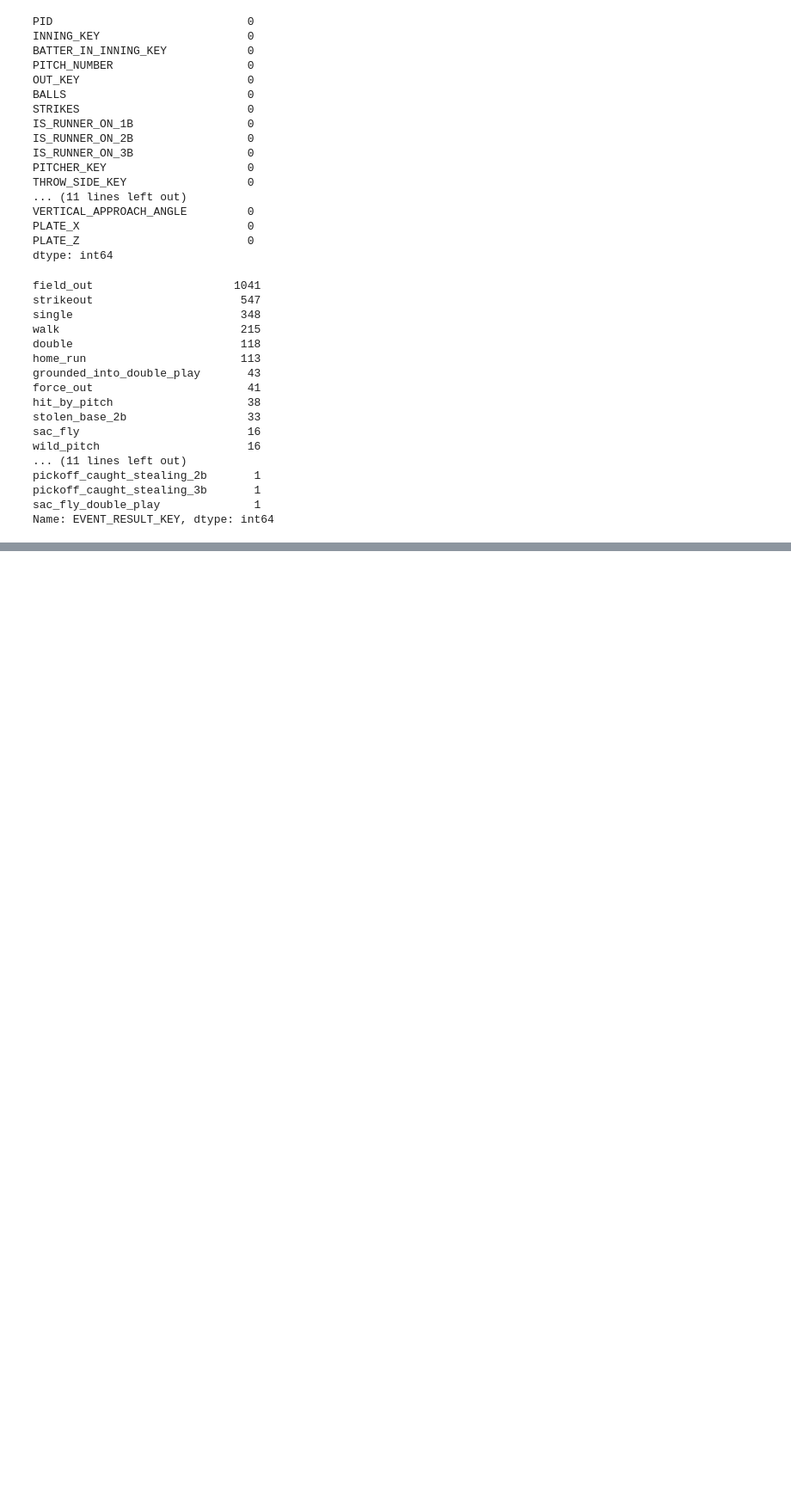
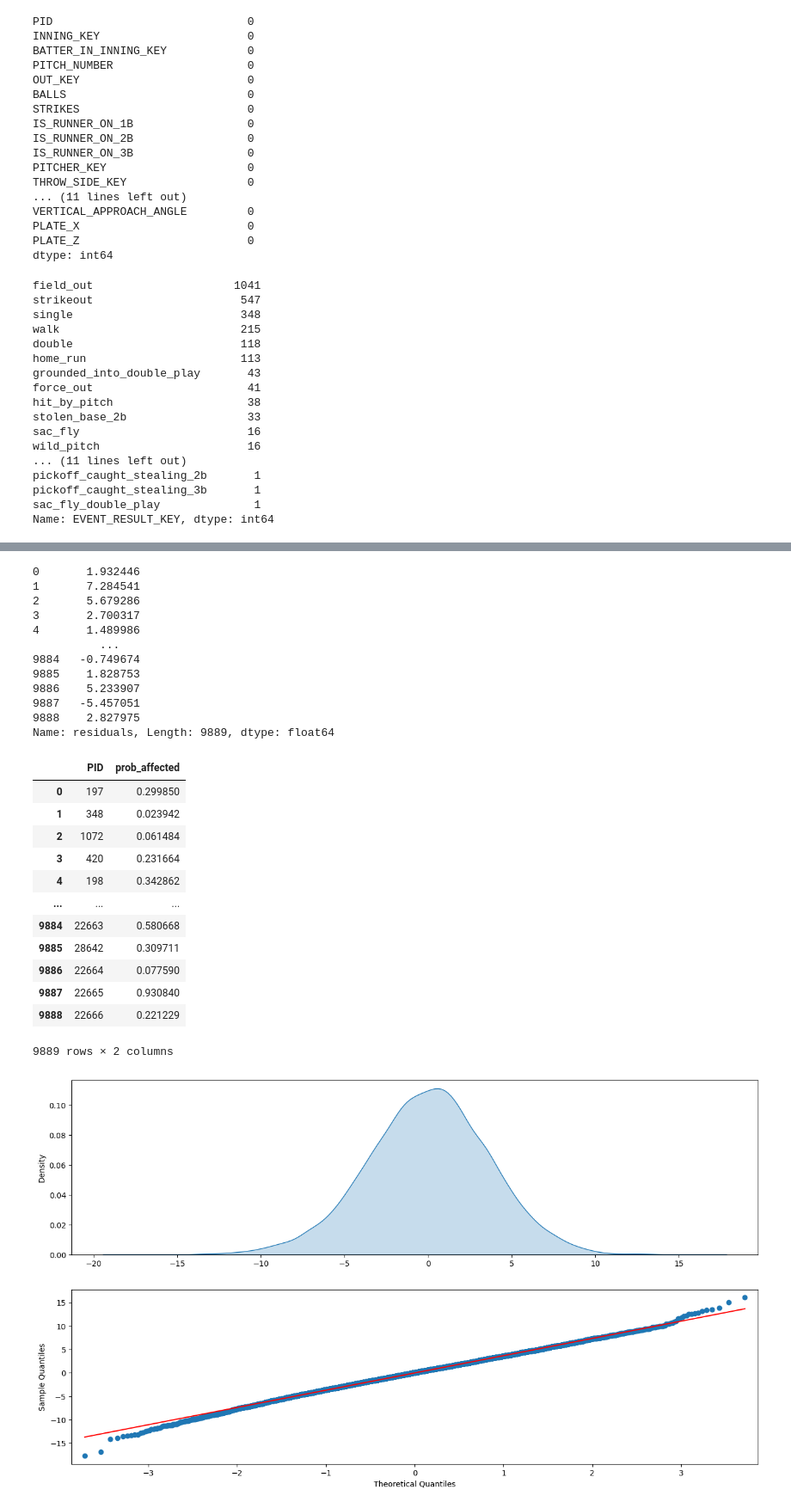
Before and after one commit to sidthakur08/dewpoint-vs-pitch, a Jupyter notebook: exploration.ipynb, the cells around one changed output, grey strips where cells are left out. Shown at 86% size. Cells and saved outputs as stored; diff of their text form; code cells hidden in the pictures; blank space fills up the shorter version.

```diff
--- a/exploration.ipynb
+++ b/exploration.ipynb
@@ -75,0 +337,35 @@ print(cols)
+# %%
+horizontal_break = Model("HORIZONTAL_BREAK ~ SPIN_RATE_ABSOLUTE + RELEASE_SPEED + RELEASE_SIDE + RELEASE_HEIGHT + RELEASE_EXTENSION + HORIZONTAL_APPROACH_ANGLE + VERTICAL_APPROACH_ANGLE", data)
+horizontal_break.build_model("PITCHER_KEY")
+print(horizontal_break.get_residuals())
+horizontal_break.plot_resid()
+prob_horizontal = horizontal_break.compute_prob()
+display(prob_horizontal)
+#vertical_break.shapiro_test()
+# %% [output]
+0       1.932446
+1       7.284541
+2       5.679286
+3       2.700317
+4       1.489986
+          ...
+9884   -0.749674
+9885    1.828753
+9886    5.233907
+9887   -5.457051
+9888    2.827975
+Name: residuals, Length: 9889, dtype: float64
+|  | PID | prob_affected |
+| 0 | 197 | 0.299850 |
+| 1 | 348 | 0.023942 |
+| 2 | 1072 | 0.061484 |
+| 3 | 420 | 0.231664 |
+| 4 | 198 | 0.342862 |
+| ... | ... | ... |
+| 9884 | 22663 | 0.580668 |
+| 9885 | 28642 | 0.309711 |
+| 9886 | 22664 | 0.077590 |
+| 9887 | 22665 | 0.930840 |
+| 9888 | 22666 | 0.221229 |
+9889 rows × 2 columns
+[figure, added]
```
Also changed, not shown: parts of 18 cells of this notebook.
